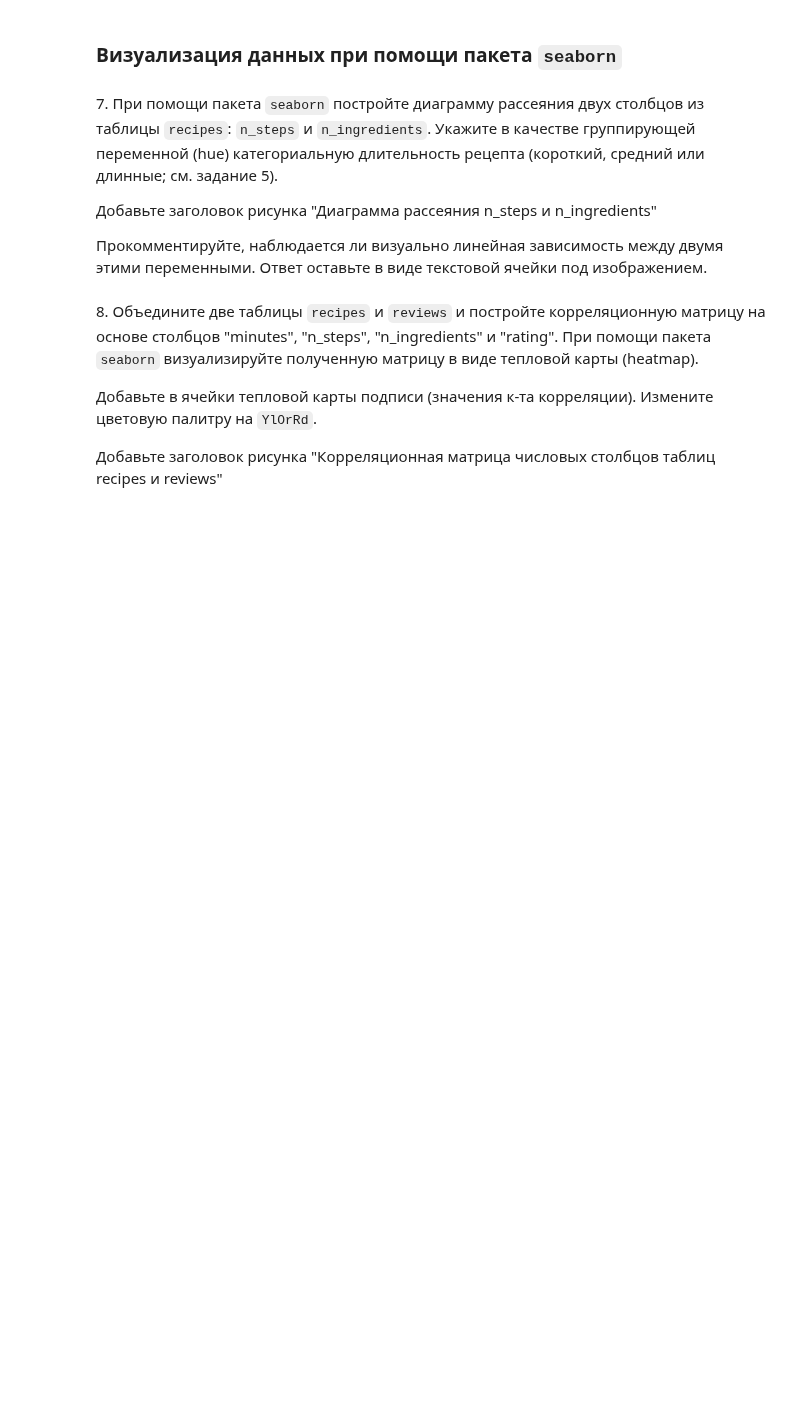
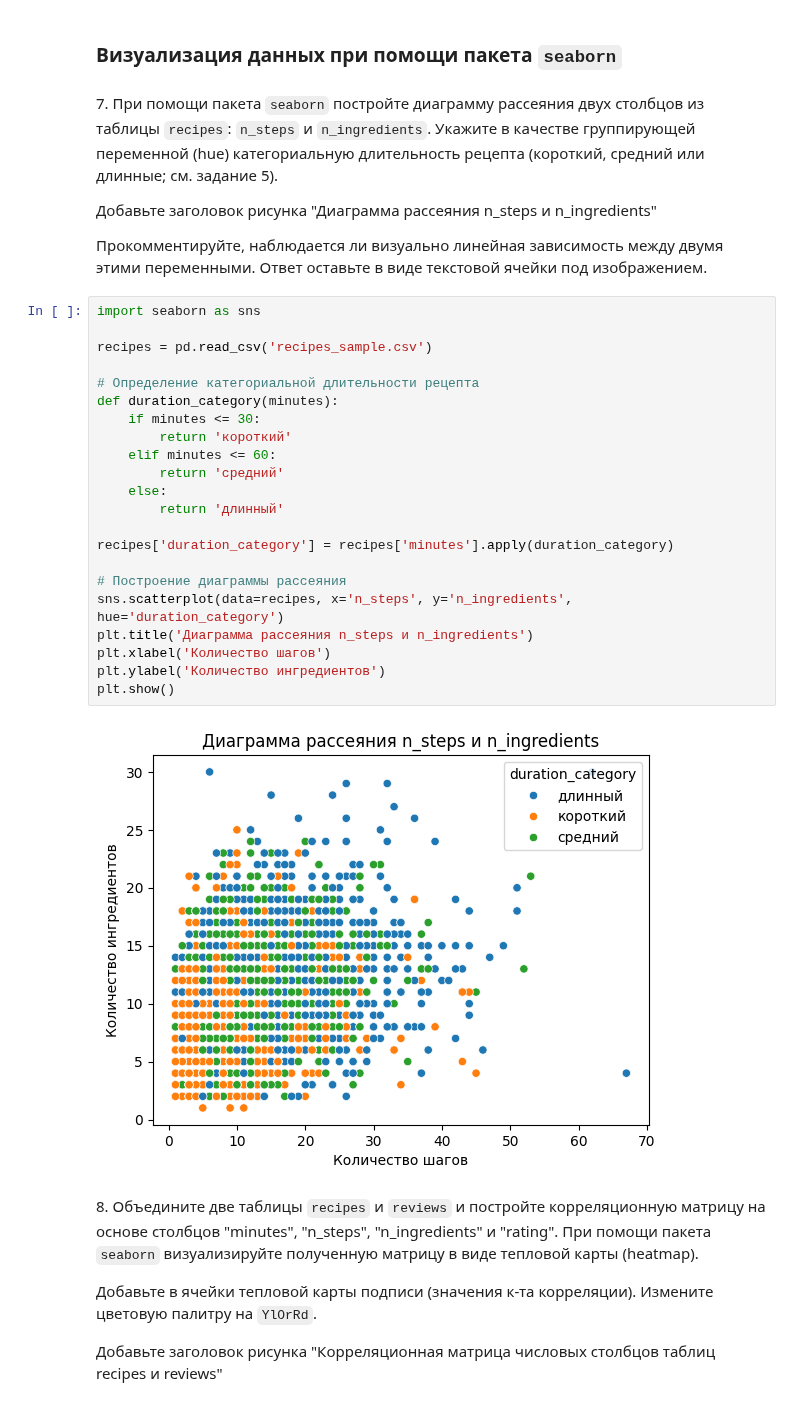
Before and after one commit to illCersei/TOD, a Jupyter notebook: 05_visualization.ipynb, the cells around one changed output. Cells and saved outputs as stored; diff of their text form; blank space fills up the shorter version.

```diff
--- a/05_visualization.ipynb
+++ b/05_visualization.ipynb
@@ -253,6 +253,30 @@ Text(0.5, 0.98, 'Гистограммы рейтинга отзывов в 2008
 Добавьте заголовок рисунка "Диаграмма рассеяния n_steps и n_ingredients"
 
 Прокомментируйте, наблюдается ли визуально линейная зависимость между двумя этими переменными. Ответ оставьте в виде текстовой ячейки под изображением.
+# %%
+import seaborn as sns
+
+recipes = pd.read_csv('recipes_sample.csv')
+
+# Определение категориальной длительности рецепта
+def duration_category(minutes):
+    if minutes <= 30:
+        return 'короткий'
+    elif minutes <= 60:
+        return 'средний'
+    else:
+        return 'длинный'
+
+recipes['duration_category'] = recipes['minutes'].apply(duration_category)
+
+# Построение диаграммы рассеяния
+sns.scatterplot(data=recipes, x='n_steps', y='n_ingredients', hue='duration_category')
+plt.title('Диаграмма рассеяния n_steps и n_ingredients')
+plt.xlabel('Количество шагов')
+plt.ylabel('Количество ингредиентов')
+plt.show()
+# %% [output]
+[figure, added]
 # %% [markdown]
 8\. Объедините две таблицы `recipes` и `reviews` и постройте корреляционную матрицу на основе столбцов "minutes", "n_steps", "n_ingredients" и "rating". При помощи пакета `seaborn` визуализируйте полученную матрицу в виде тепловой карты (heatmap).
 
```
Also changed, not shown: parts of 1 cell of this notebook, 3 other files.
